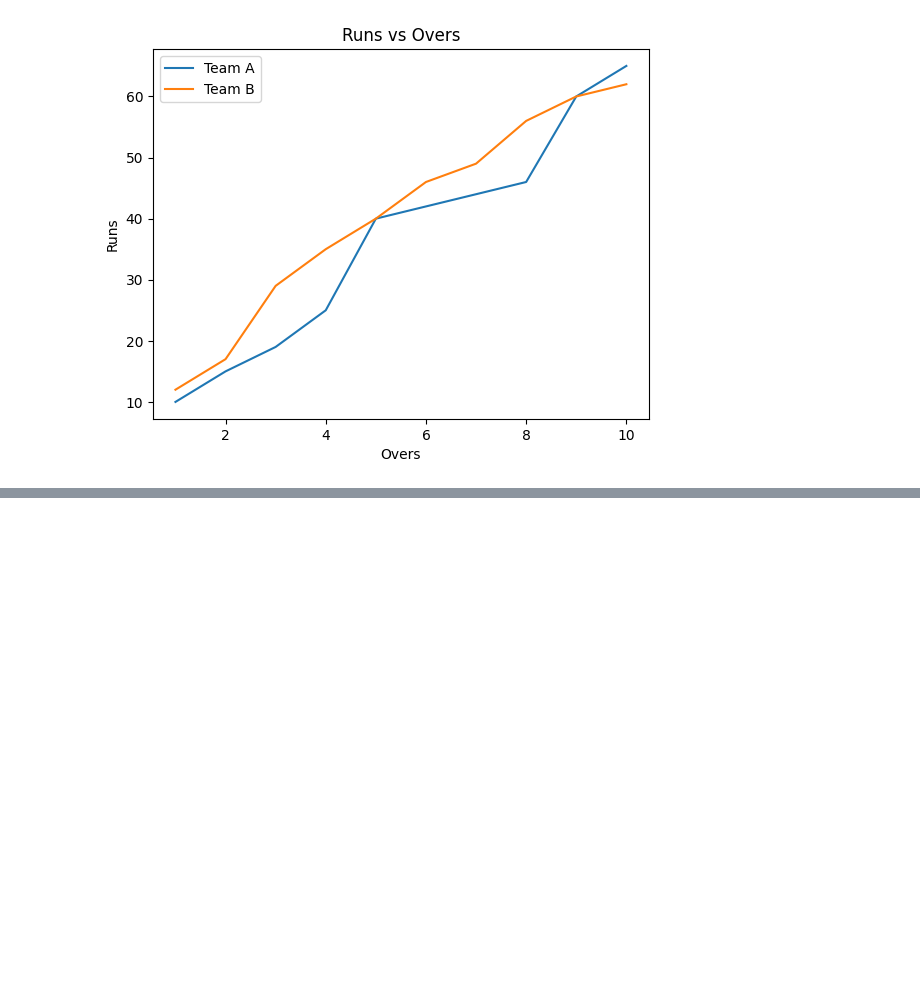
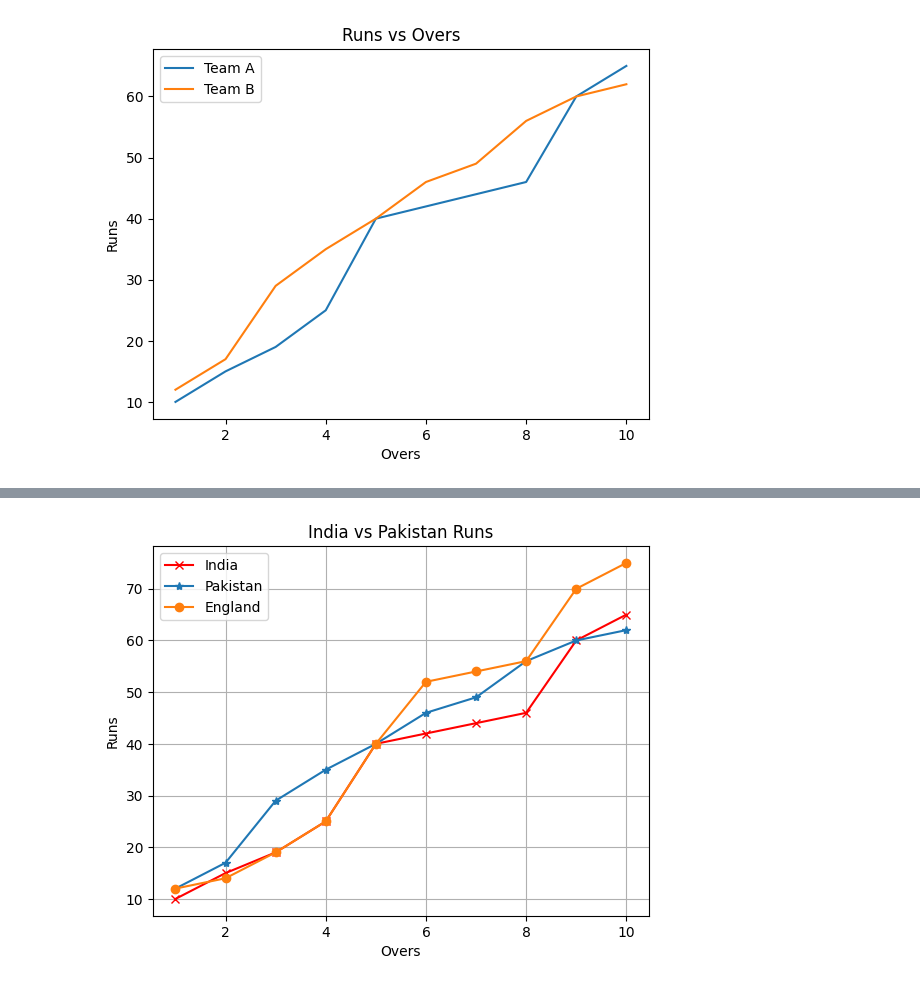
Before and after one commit to Murtiza007/DS10, a Jupyter notebook: matplotlib.ipynb, the cells around one changed output, grey strips where cells are left out. Drawn from its saved outputs; the diff is of its cells as text; code cells hidden in the pictures; blank space fills up the shorter version.

```diff
--- a/matplotlib.ipynb
+++ b/matplotlib.ipynb
@@ -16,3 +16,12 @@ plt.legend()
 plt.show()
 # %% [output]
 [figure]
+# %%
+cricket_data={'overs':[1,2,3,4,5,6,7,8,9,10],
+              'India':[10,15,19,25,40,42,44,46,60,65],
+              'Pakistan':[12,17,29,35,40,46,49,56,60,62]
+            }
+# %%
+import pandas as pd
+df=pd.DataFrame(cricket_data)
+df
@@ -18,0 +40,16 @@ plt.show()
+# %%
+import matplotlib.pyplot as plt
+
+england=[12,14,19,25,40,52,54,56,70,75]
+
+plt.plot(df['overs'], df['India'], label='India',marker='x',color='red')
+plt.plot(df['overs'], df['Pakistan'],label='Pakistan',marker='*')
+plt.plot(df['overs'], england, label='England', marker='o')
+plt.xlabel('Overs')
+plt.ylabel('Runs')
+plt.title('India vs Pakistan Runs')
+plt.legend()
+plt.grid(True)
+plt.show()
+# %% [output]
+[figure, added]
```
Also changed, not shown: parts of 4 cells of this notebook, 3 other files.
